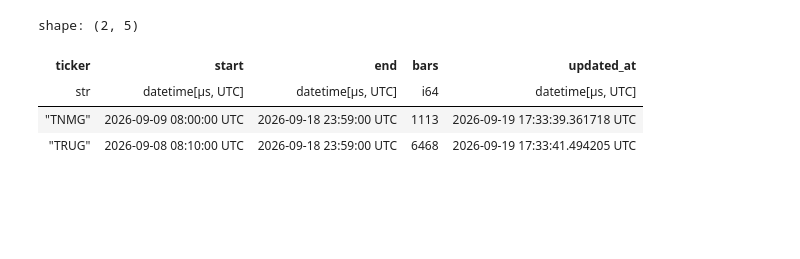
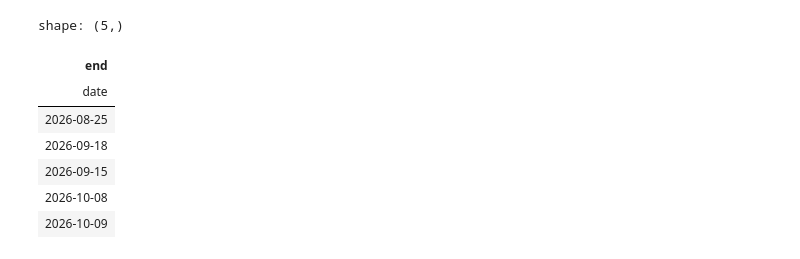
Before and after one commit to FloDevTech/smallcaps_framework, a Jupyter notebook: src/laboratorio/test_parquet_data.ipynb, the cells around one changed output. Drawn from its saved outputs; the diff is of its cells as text; code cells hidden in the pictures; blank space fills up the shorter version.

```diff
--- a/src/laboratorio/test_parquet_data.ipynb
+++ b/src/laboratorio/test_parquet_data.ipynb
@@ -117,4 +167,4 @@ list_of_files
 # %%
-df_catalogo = pl.read_parquet(os.path.join(data_dir, "_catalogo.parquet"))
+df_catalogo = pl.read_parquet(os.path.join(data_dir, "_catalog.parquet"))
 df_catalogo
 # %% [output]
@@ -122,8 +185,11 @@ FileNotFoundError: El sistema no puede encontrar el archivo especificado. (os er
 # %%
-df[2]
+df_catalogo.filter(pl.col('ticker')=="VEEA")['end'].dt.date()
 # %% [output]
-shape: (2, 5)
+shape: (5,)
-| ticker | start | end | bars | updated_at |
-| str | datetime[μs, UTC] | datetime[μs, UTC] | i64 | datetime[μs, UTC] |
-| "TNMG" | 2026-09-09 08:00:00 UTC | 2026-09-18 23:59:00 UTC | 1113 | 2026-09-19 17:33:39.361718 UTC |
-| "TRUG" | 2026-09-08 08:10:00 UTC | 2026-09-18 23:59:00 UTC | 6468 | 2026-09-19 17:33:41.494205 UTC |
+| end |
+| date |
+| 2026-08-25 |
+| 2026-09-18 |
+| 2026-09-15 |
+| 2026-10-08 |
+| 2026-10-09 |
```
Also changed, not shown: parts of 8 cells of this notebook, 25 other files.
